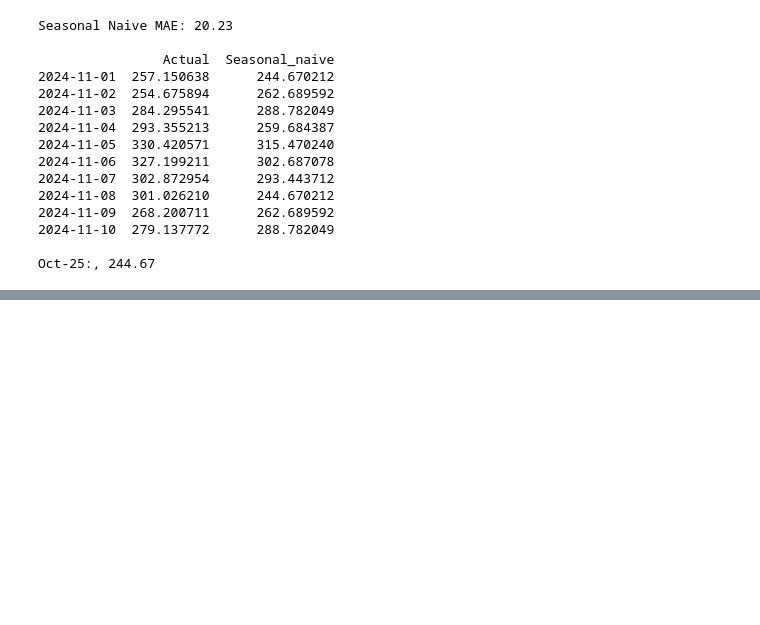
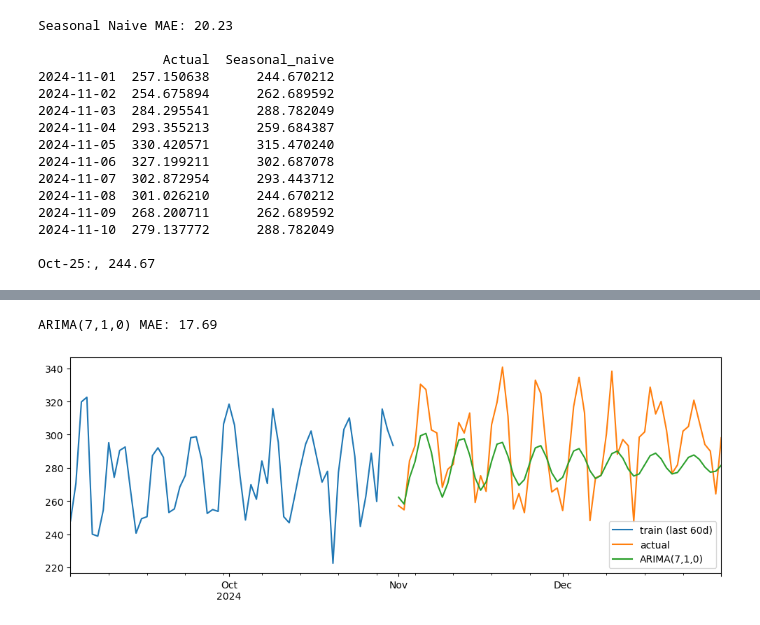
Before and after one commit to kmiringu/module-5-ai-labs, a Jupyter notebook: 02_time_series/02_modeling.ipynb, the cells around one changed output, grey strips where cells are left out. Drawn from its saved outputs; the diff is of its cells as text; code cells hidden in the pictures; blank space fills up the shorter version.

```diff
--- a/02_time_series/02_modeling.ipynb
+++ b/02_time_series/02_modeling.ipynb
@@ -87,0 +110,20 @@ Oct-25:, 244.67
+# %%
+# ARIMA TUNED
+
+model_7 = ARIMA(train, order=(7, 1, 0))
+fit_7 = model_7.fit()
+forecast_7 = fit_7.forecast(steps=60)
+mae_7 = mean_absolute_error(test, forecast_7)
+
+print(f"ARIMA(7,1,0) MAE: {mae_7:.2f}")
+
+# Visual Plot
+plt.figure(figsize=(12, 4))
+train[-60:].plot(label="train (last 60d)")
+test.plot(label="actual")
+forecast_7.plot(label="ARIMA(7,1,0)")
+plt.legend()
+plt.show()
+# %% [output]
+ARIMA(7,1,0) MAE: 17.69
+[figure, added]
```
Also changed, not shown: parts of 3 cells of this notebook.
